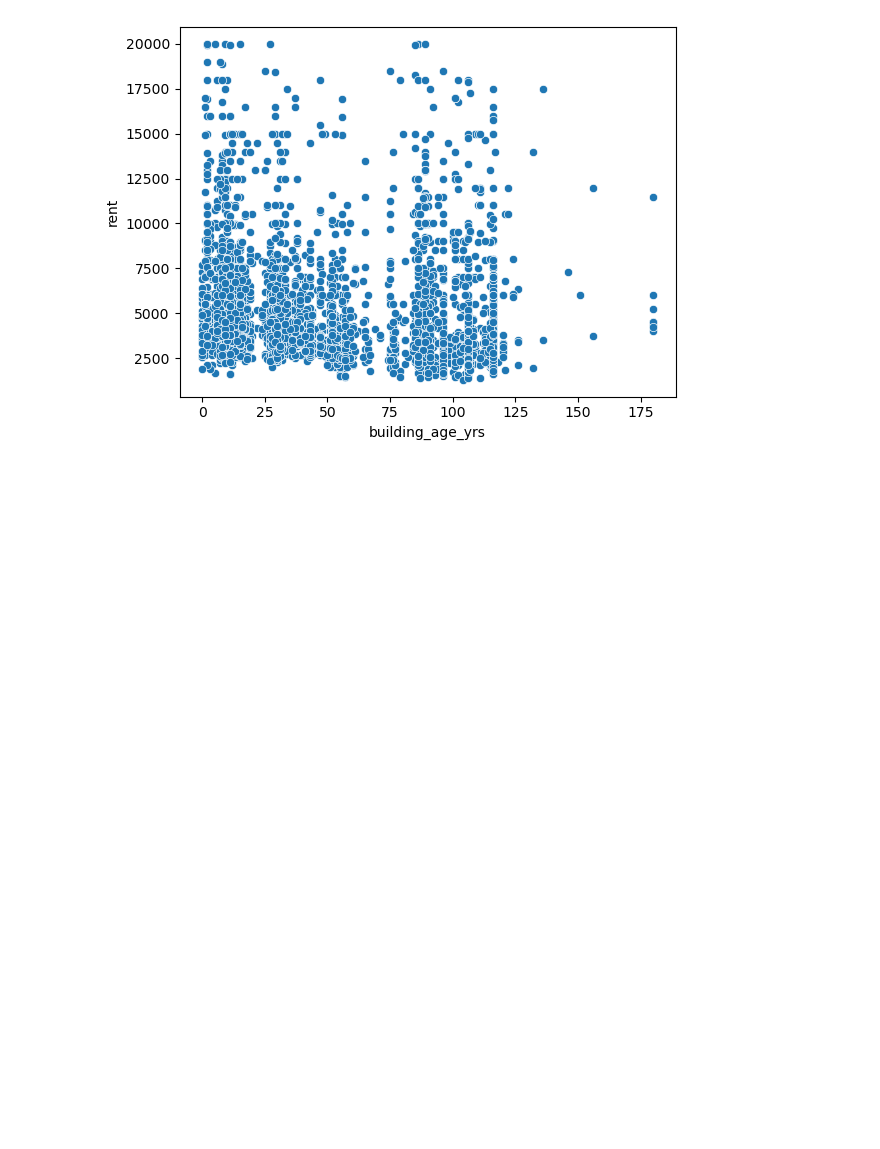
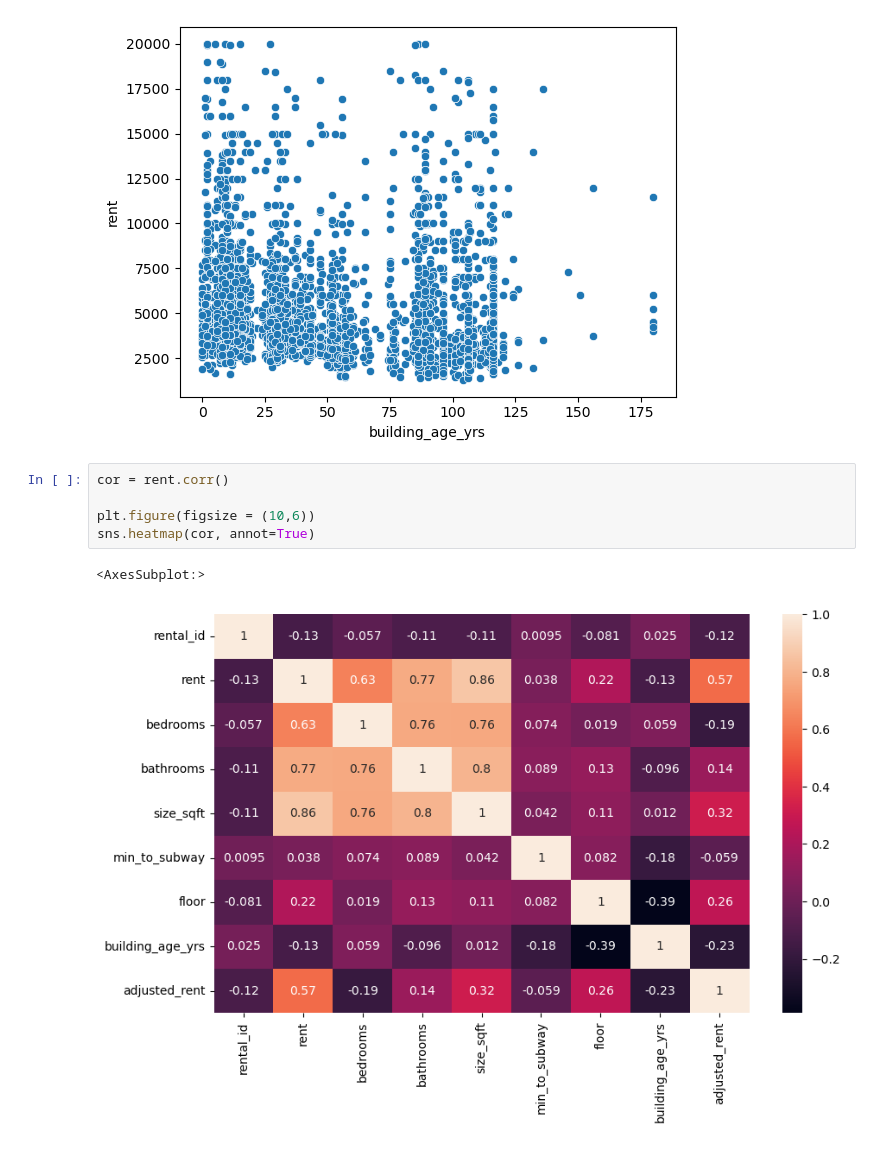
Before and after one commit to Mseymour16/CCIC_DS1, a Jupyter notebook: CodeFile/Multiple Regression.ipynb, the cells around one changed output. Cells and saved outputs as stored; diff of their text form; blank space fills up the shorter version.

```diff
--- a/CodeFile/Multiple Regression.ipynb
+++ b/CodeFile/Multiple Regression.ipynb
@@ -155,3 +157,11 @@ ax = sns.scatterplot(x = rent['min_to_subway'], y=rent['rent'])
 ax = sns.scatterplot(x = rent['building_age_yrs'], y=rent['rent'])
 # %% [output]
 [figure]
+# %%
+cor = rent.corr()
+
+plt.figure(figsize = (10,6))
+sns.heatmap(cor, annot=True)
+# %% [output]
+<AxesSubplot:>
+[figure, added]
```
Also changed, not shown: parts of 8 cells of this notebook, 2 other files.
